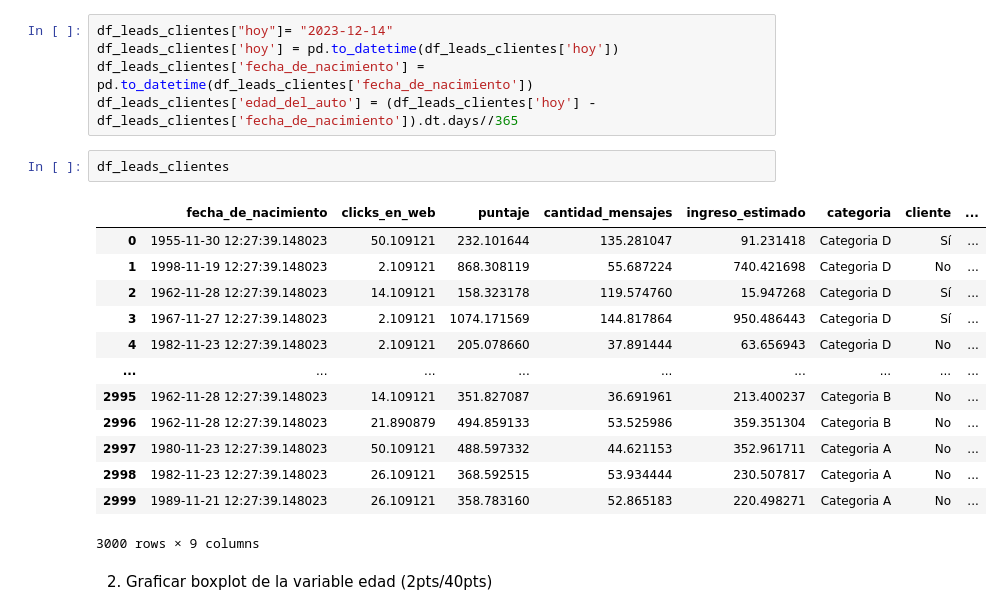
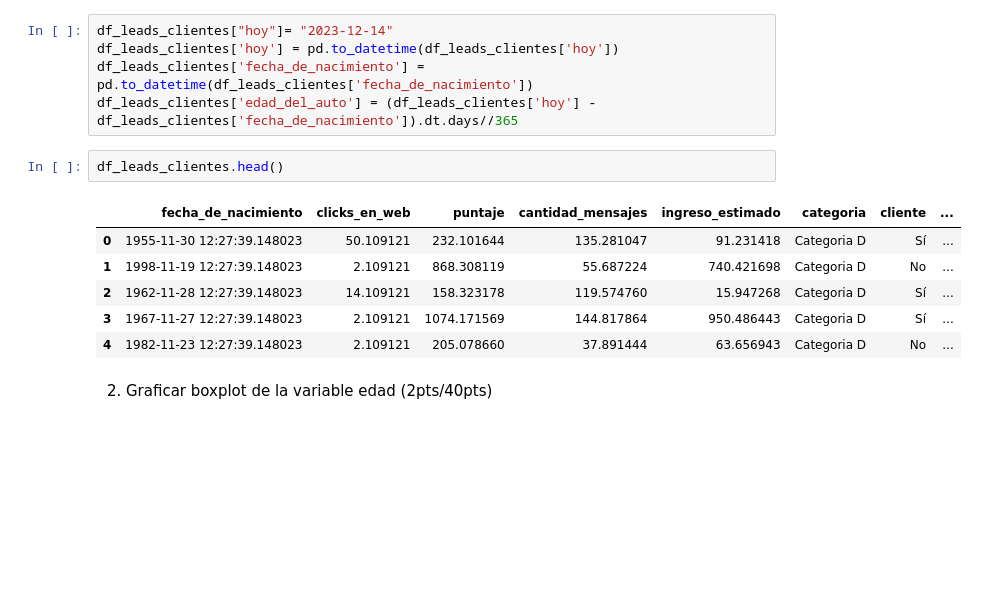
Before and after one commit to lnastri25/POO_UCEMA, a Jupyter notebook: parciales/final/NASTRI_LORENZO_final.ipynb, the cells around one changed output. Drawn from its saved outputs; the diff is of its cells as text; blank space fills up the shorter version.

```diff
--- a/parciales/final/NASTRI_LORENZO_final.ipynb
+++ b/parciales/final/NASTRI_LORENZO_final.ipynb
@@ -371,21 +446,14 @@ df_leads_clientes['hoy'] = pd.to_datetime(df_leads_clientes['hoy'])
 df_leads_clientes['fecha_de_nacimiento'] = pd.to_datetime(df_leads_clientes['fecha_de_nacimiento'])
 df_leads_clientes['edad_del_auto'] = (df_leads_clientes['hoy'] - df_leads_clientes['fecha_de_nacimiento']).dt.days//365
 # %%
-df_leads_clientes
+df_leads_clientes.head()
 # %% [output]
 |  | fecha_de_nacimiento | clicks_en_web | puntaje | cantidad_mensajes | ingreso_estimado | categoria | cliente | ... |
 | 0 | 1955-11-30 12:27:39.148023 | 50.109121 | 232.101644 | 135.281047 | 91.231418 | Categoria D | Sí | ... |
 | 1 | 1998-11-19 12:27:39.148023 | 2.109121 | 868.308119 | 55.687224 | 740.421698 | Categoria D | No | ... |
 | 2 | 1962-11-28 12:27:39.148023 | 14.109121 | 158.323178 | 119.574760 | 15.947268 | Categoria D | Sí | ... |
 | 3 | 1967-11-27 12:27:39.148023 | 2.109121 | 1074.171569 | 144.817864 | 950.486443 | Categoria D | Sí | ... |
 | 4 | 1982-11-23 12:27:39.148023 | 2.109121 | 205.078660 | 37.891444 | 63.656943 | Categoria D | No | ... |
-| ... | ... | ... | ... | ... | ... | ... | ... | ... |
-| 2995 | 1962-11-28 12:27:39.148023 | 14.109121 | 351.827087 | 36.691961 | 213.400237 | Categoria B | No | ... |
-| 2996 | 1962-11-28 12:27:39.148023 | 21.890879 | 494.859133 | 53.525986 | 359.351304 | Categoria B | No | ... |
-| 2997 | 1980-11-23 12:27:39.148023 | 50.109121 | 488.597332 | 44.621153 | 352.961711 | Categoria A | No | ... |
-| 2998 | 1982-11-23 12:27:39.148023 | 26.109121 | 368.592515 | 53.934444 | 230.507817 | Categoria A | No | ... |
-| 2999 | 1989-11-21 12:27:39.148023 | 26.109121 | 358.783160 | 52.865183 | 220.498271 | Categoria A | No | ... |
-3000 rows × 9 columns
 # %% [markdown]
 2. Graficar boxplot de la variable edad (2pts/40pts)
 # %%
```
Also changed, not shown: parts of 40 cells of this notebook, 2 other files.
